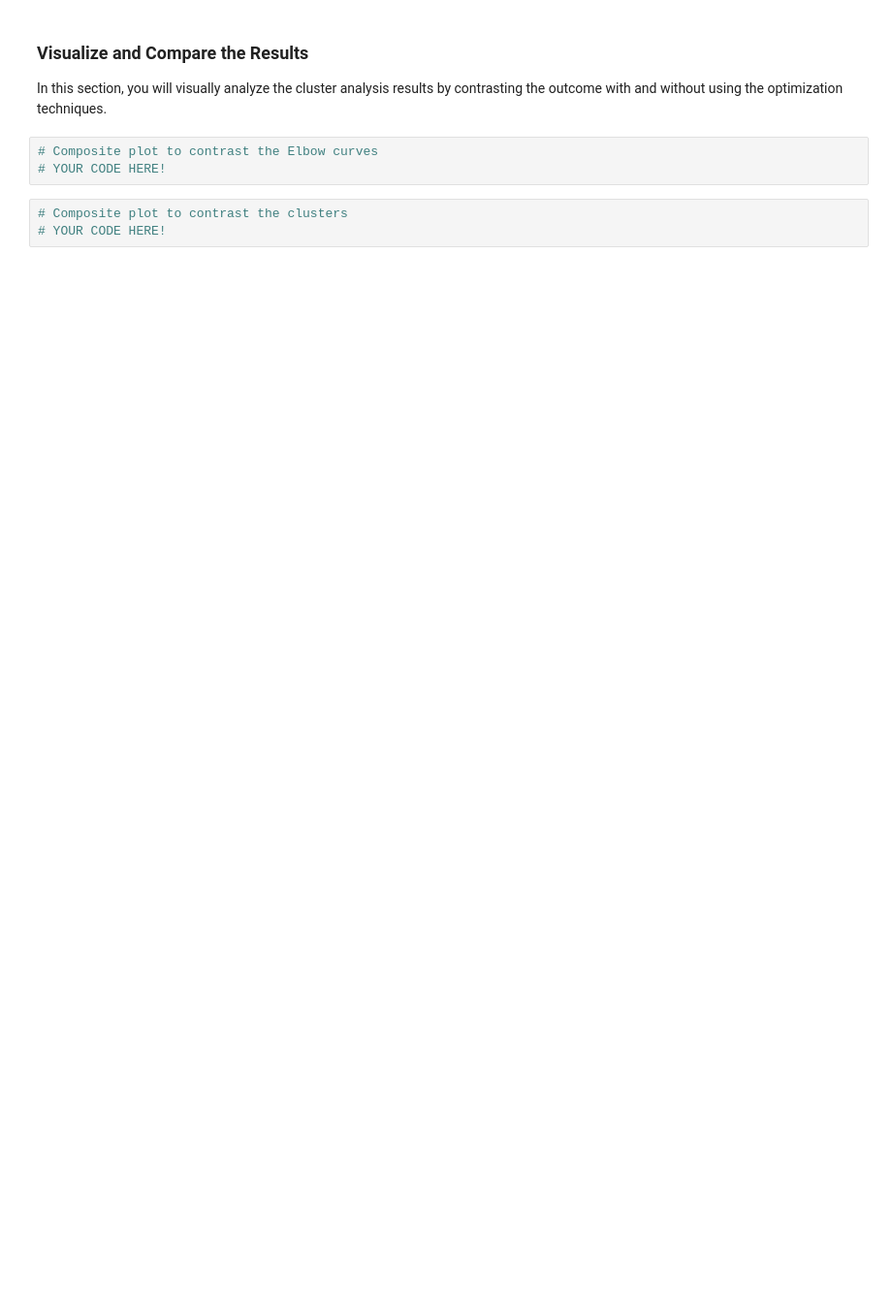
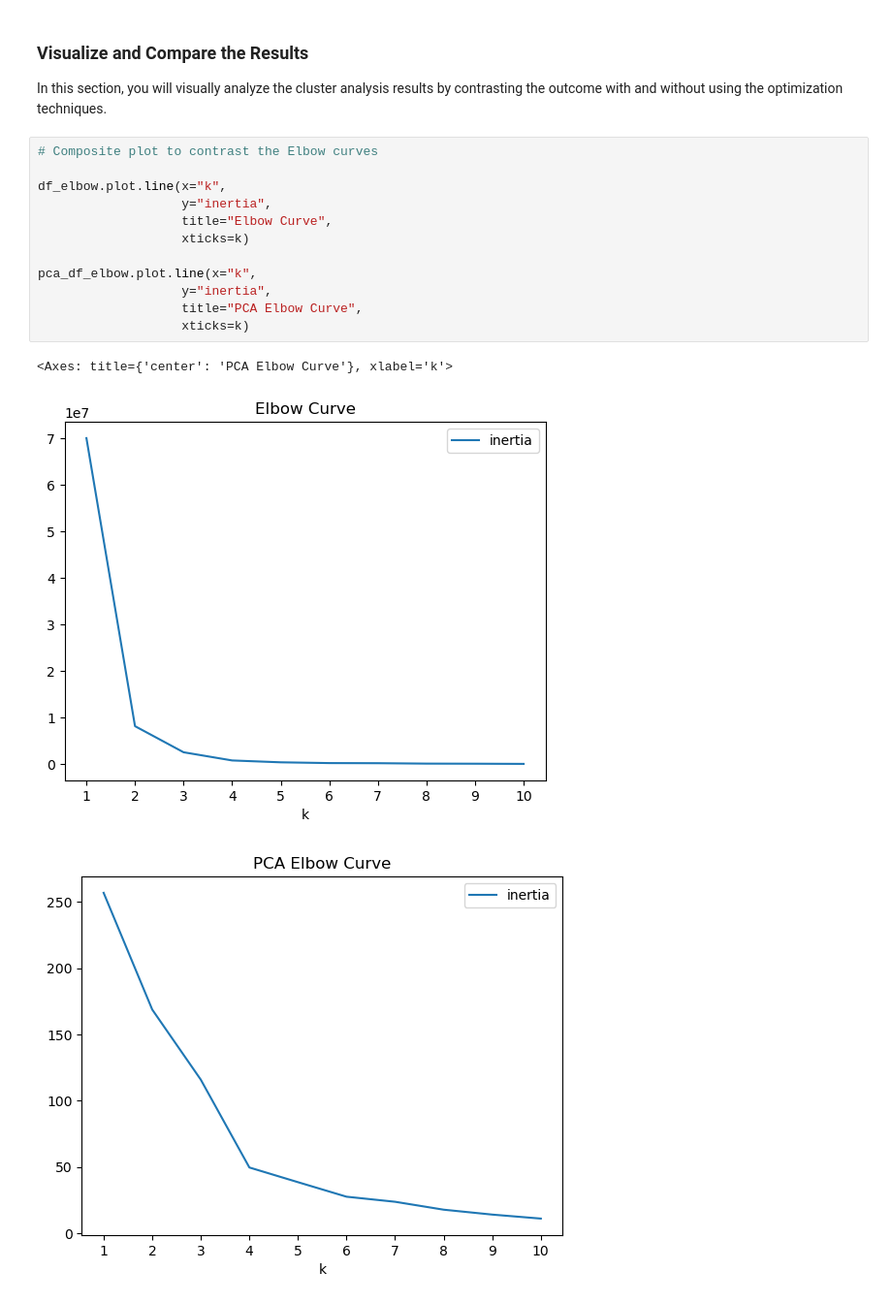
Before and after one commit to Nathan-Savage/CryptoClustering, a Jupyter notebook: Crypto_Clustering_starter_code.ipynb, the cells around one changed output. Shown: that part at 97% size. Drawn from its saved outputs; the diff is of its cells as text; blank space fills up the shorter version.

```diff
--- a/Crypto_Clustering_starter_code.ipynb
+++ b/Crypto_Clustering_starter_code.ipynb
@@ -380,9 +387,19 @@ df_crypto_pca_copy.plot.scatter(
 ### Visualize and Compare the Results
 
 In this section, you will visually analyze the cluster analysis results by contrasting the outcome with and without using the optimization techniques.
-# %%
-# Composite plot to contrast the Elbow curves
-# YOUR CODE HERE!
-# %%
-# Composite plot to contrast the clusters
-# YOUR CODE HERE!
+# %%
+# Composite plot to contrast the Elbow curves
+
+df_elbow.plot.line(x="k",
+                   y="inertia",
+                   title="Elbow Curve",
+                   xticks=k)
+
+pca_df_elbow.plot.line(x="k",
+                   y="inertia",
+                   title="PCA Elbow Curve",
+                   xticks=k)
+# %% [output]
+<Axes: title={'center': 'PCA Elbow Curve'}, xlabel='k'>
+[figure, added]
+[figure, added]
```
Also changed, not shown: parts of 10 cells of this notebook, 1 other file.
